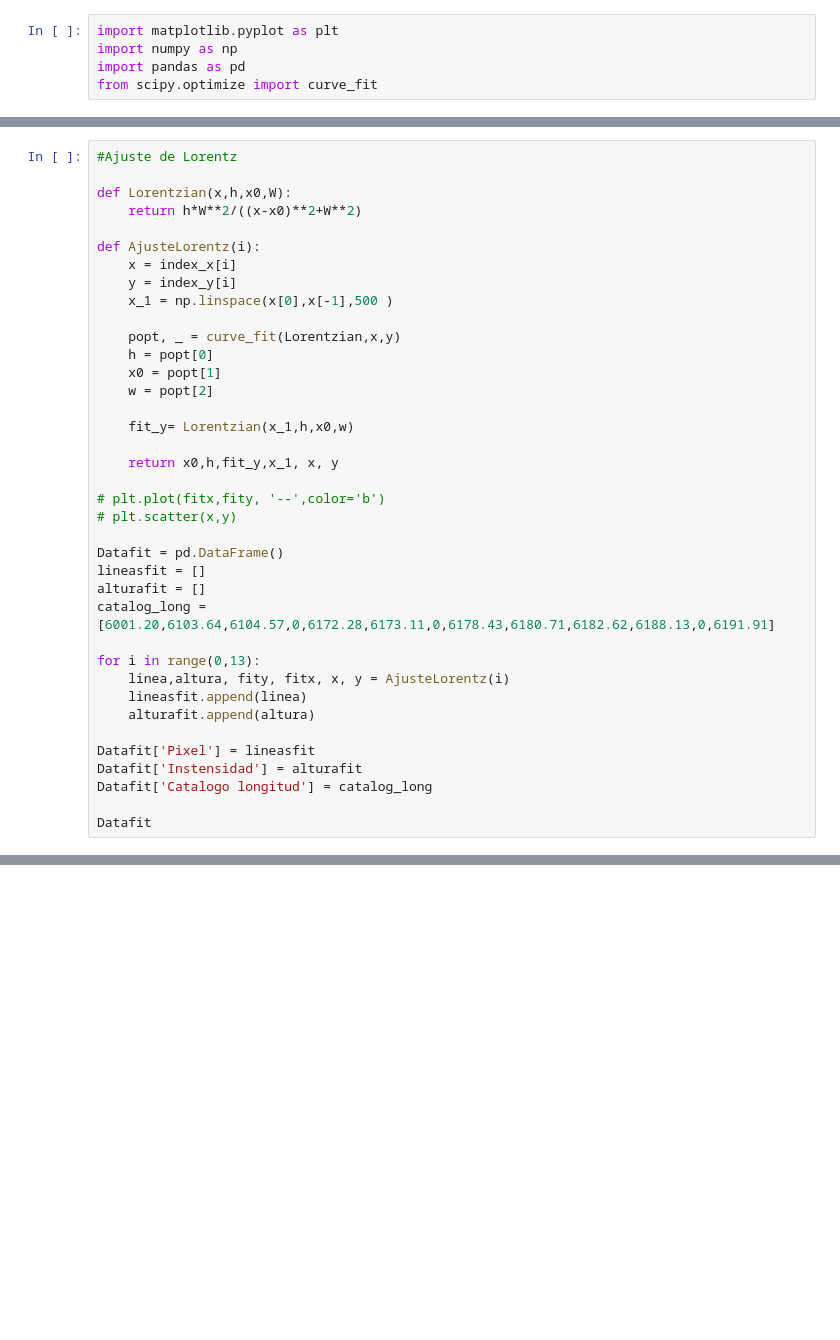
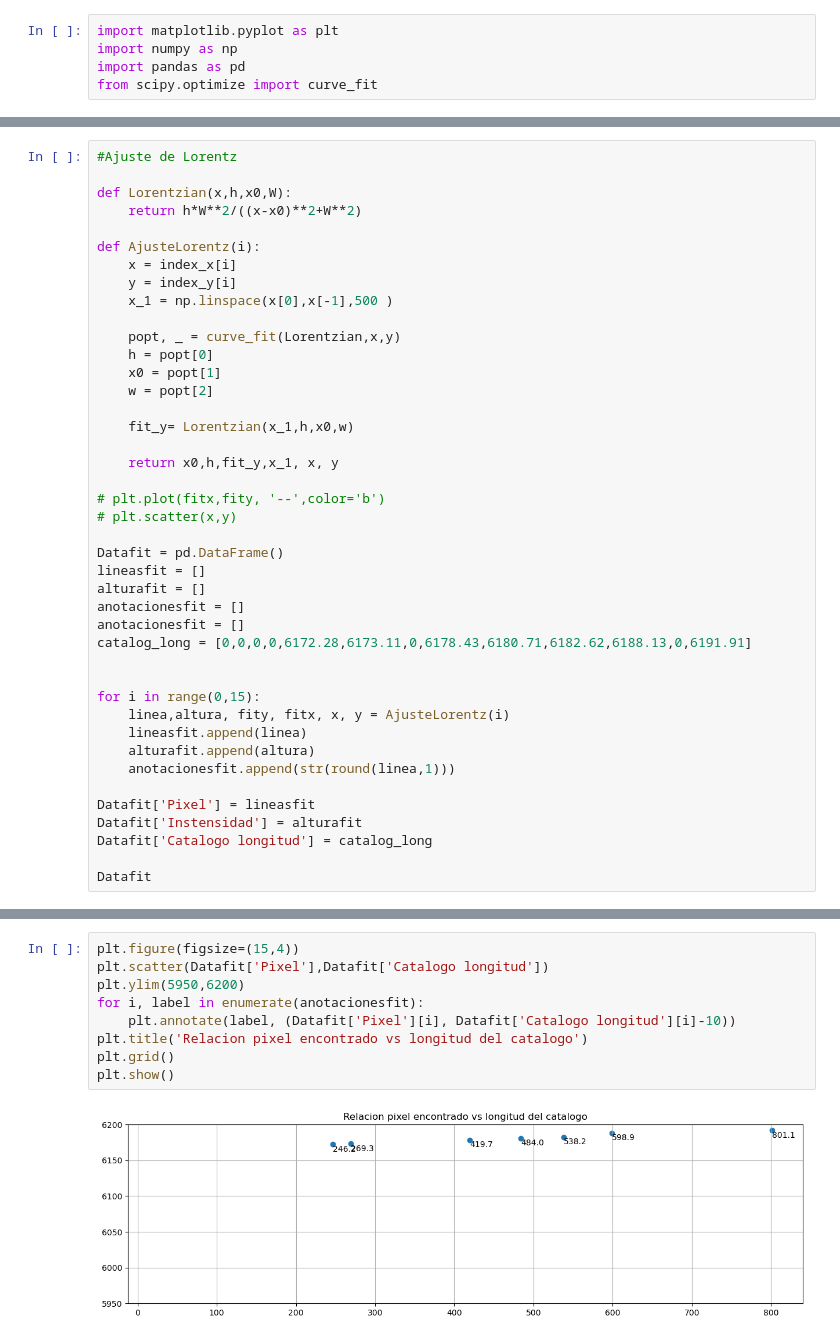
Before and after one commit to ccuellarn/Torium-Operation, a Jupyter notebook: Analisis.ipynb, the cells around one changed output, grey strips where cells are left out. Drawn from its saved outputs; the diff is of its cells as text; blank space fills up the shorter version.

```diff
--- a/Analisis.ipynb
+++ b/Analisis.ipynb
@@ -71,12 +77,16 @@ def AjusteLorentz(i):
 Datafit = pd.DataFrame()
 lineasfit = []
 alturafit = []
-catalog_long = [6001.20,6103.64,6104.57,0,6172.28,6173.11,0,6178.43,6180.71,6182.62,6188.13,0,6191.91]
+anotacionesfit = []
+anotacionesfit = []
+catalog_long = [0,0,0,0,6172.28,6173.11,0,6178.43,6180.71,6182.62,6188.13,0,6191.91]
 
-for i in range(0,13):
+
+for i in range(0,15):
     linea,altura, fity, fitx, x, y = AjusteLorentz(i)
     lineasfit.append(linea)
     alturafit.append(altura)
+    anotacionesfit.append(str(round(linea,1)))
 
 Datafit['Pixel'] = lineasfit
 Datafit['Instensidad'] = alturafit
@@ -106,0 +105,11 @@ plt.ylim(6000,6200)
+# %%
+plt.figure(figsize=(15,4))
+plt.scatter(Datafit['Pixel'],Datafit['Catalogo longitud'])
+plt.ylim(5950,6200)
+for i, label in enumerate(anotacionesfit):
+    plt.annotate(label, (Datafit['Pixel'][i], Datafit['Catalogo longitud'][i]-10))
+plt.title('Relacion pixel encontrado vs longitud del catalogo')
+plt.grid()
+plt.show()
+# %% [output]
+[figure, added]
```
Also changed, not shown: parts of 4 cells of this notebook, 1 other file.
